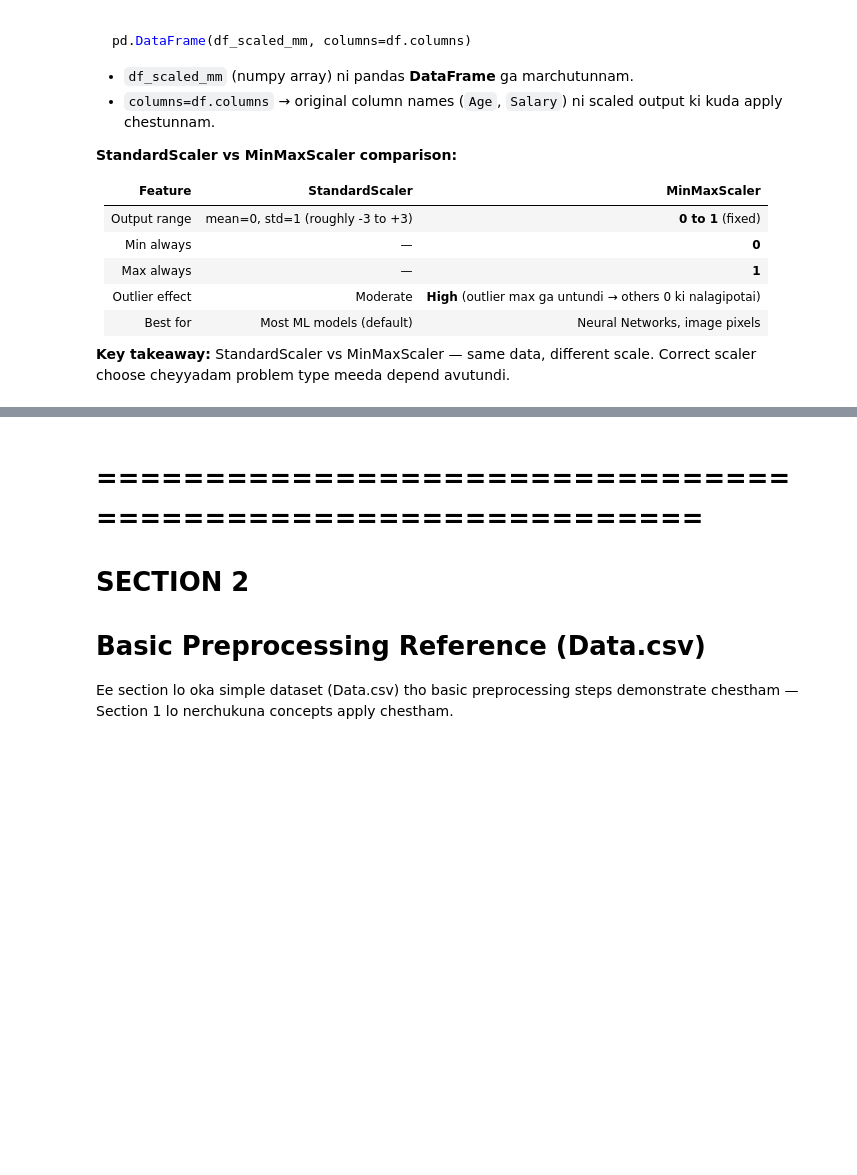
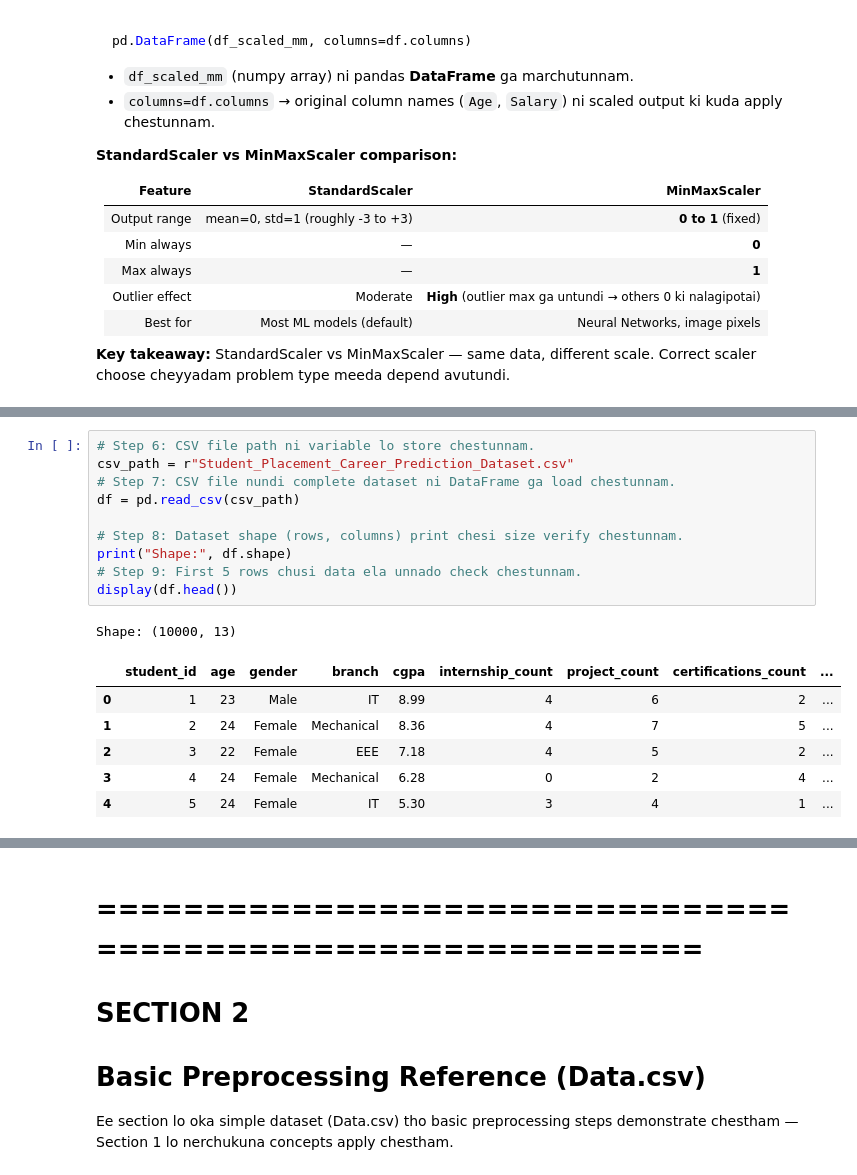
Before and after one commit to saikumarreddyk510-byte/AILearnings, a Jupyter notebook: ML/dataPreprocessing/data_preprocessing_tools.ipynb, the cells around one changed output, grey strips where cells are left out. Saved outputs shown, nothing was run; the diff lists cells and outputs as text; blank space fills up the shorter version.

```diff
--- a/ML/dataPreprocessing/data_preprocessing_tools.ipynb
+++ b/ML/dataPreprocessing/data_preprocessing_tools.ipynb
@@ -1711,0 +1771,18 @@ pd.DataFrame(df_scaled_mm, columns=df.columns)
+# %%
+# Step 6: CSV file path ni variable lo store chestunnam.
+csv_path = r"Student_Placement_Career_Prediction_Dataset.csv"
+# Step 7: CSV file nundi complete dataset ni DataFrame ga load chestunnam.
+df = pd.read_csv(csv_path)
+
+# Step 8: Dataset shape (rows, columns) print chesi size verify chestunnam.
+print("Shape:", df.shape)
+# Step 9: First 5 rows chusi data ela unnado check chestunnam.
+display(df.head())
+# %% [output]
+Shape: (10000, 13)
+|  | student_id | age | gender | branch | cgpa | internship_count | project_count | certifications_count | ... |
+| 0 | 1 | 23 | Male | IT | 8.99 | 4 | 6 | 2 | ... |
+| 1 | 2 | 24 | Female | Mechanical | 8.36 | 4 | 7 | 5 | ... |
+| 2 | 3 | 22 | Female | EEE | 7.18 | 4 | 5 | 2 | ... |
+| 3 | 4 | 24 | Female | Mechanical | 6.28 | 0 | 2 | 4 | ... |
+| 4 | 5 | 24 | Female | IT | 5.30 | 3 | 4 | 1 | ... |
```
Also changed, not shown: parts of 57 cells of this notebook, 3 other files.
